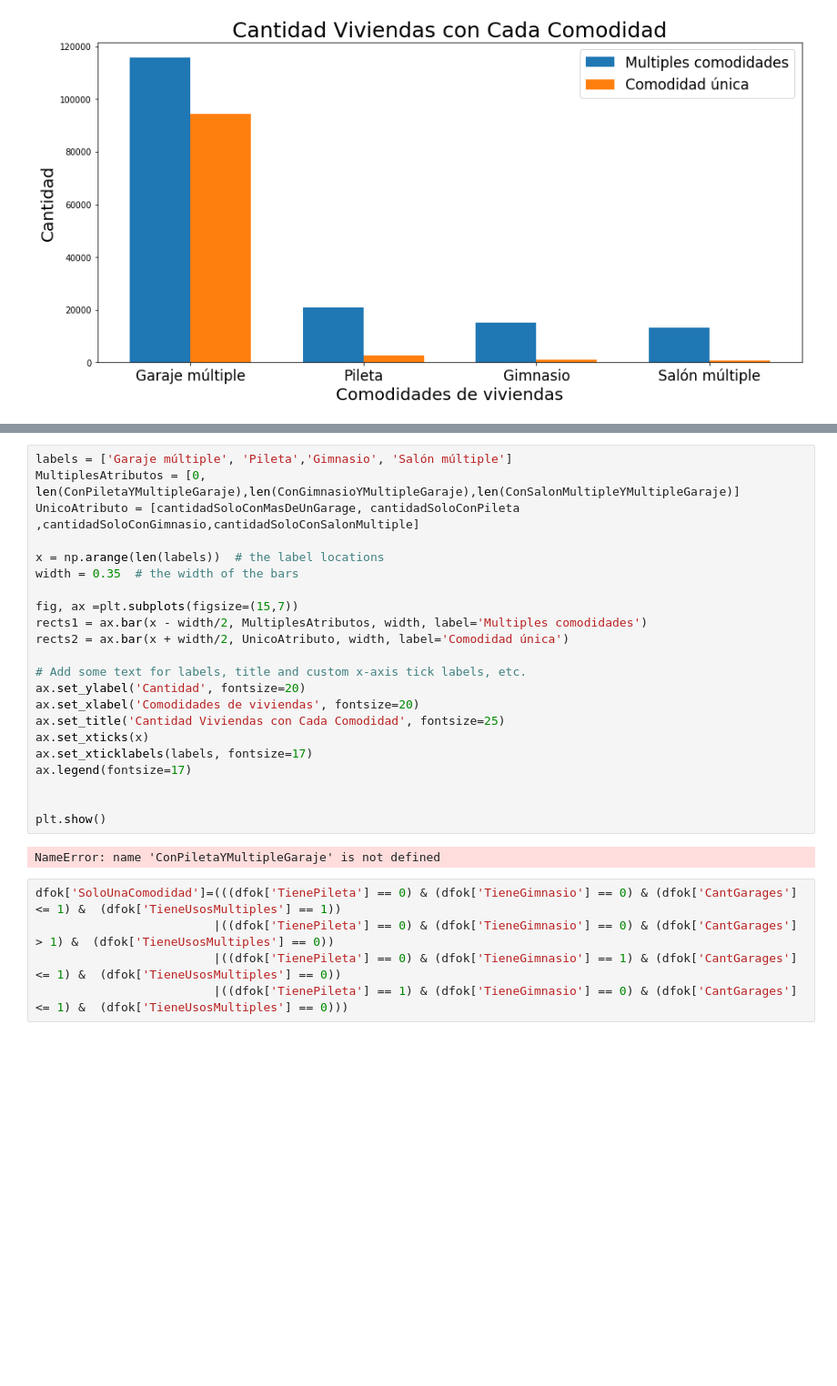
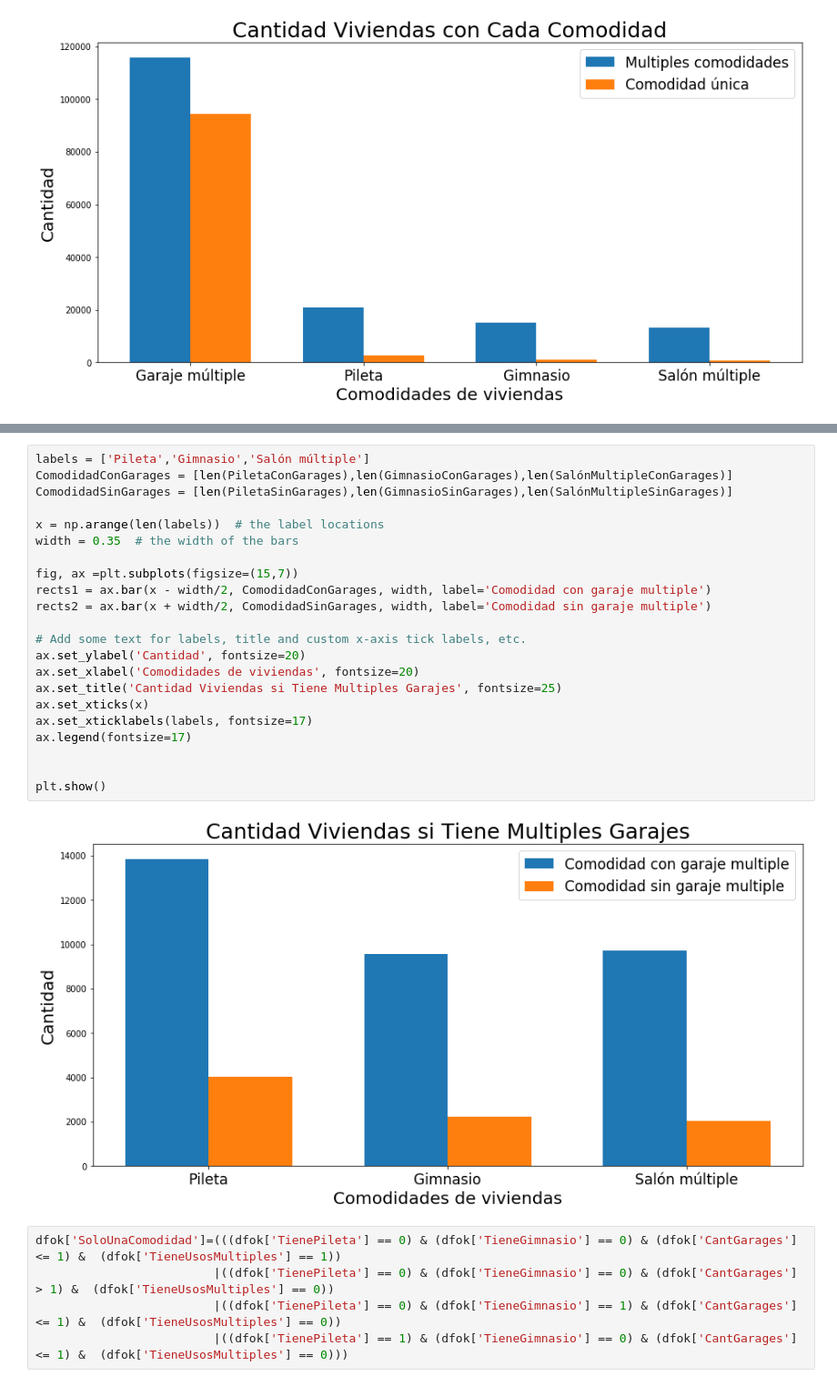
Before and after one commit to komod0/TPs-Org.Datos, a Jupyter notebook: tp1/nbandres.ipynb, the cells around one changed output, grey strips where cells are left out. Shown at 91% size. Drawn from its saved outputs; the diff is of its cells as text; blank space fills up the shorter version.

```diff
--- a/tp1/nbandres.ipynb
+++ b/tp1/nbandres.ipynb
@@ -672,27 +714,27 @@ plt.show()
 # %%
-labels = ['Garaje múltiple', 'Pileta','Gimnasio', 'Salón múltiple']
-MultiplesAtributos = [0, len(ConPiletaYMultipleGaraje),len(ConGimnasioYMultipleGaraje),len(ConSalonMultipleYMultipleGaraje)]
-UnicoAtributo = [cantidadSoloConMasDeUnGarage, cantidadSoloConPileta ,cantidadSoloConGimnasio,cantidadSoloConSalonMultiple]
+labels = ['Pileta','Gimnasio','Salón múltiple']
+ComodidadConGarages = [len(PiletaConGarages),len(GimnasioConGarages),len(SalónMultipleConGarages)]
+ComodidadSinGarages = [len(PiletaSinGarages),len(GimnasioSinGarages),len(SalónMultipleSinGarages)]
 
 x = np.arange(len(labels))  # the label locations
 width = 0.35  # the width of the bars
 
 fig, ax =plt.subplots(figsize=(15,7))
-rects1 = ax.bar(x - width/2, MultiplesAtributos, width, label='Multiples comodidades')
-rects2 = ax.bar(x + width/2, UnicoAtributo, width, label='Comodidad única')
+rects1 = ax.bar(x - width/2, ComodidadConGarages, width, label='Comodidad con garaje multiple')
+rects2 = ax.bar(x + width/2, ComodidadSinGarages, width, label='Comodidad sin garaje multiple')
 
 # Add some text for labels, title and custom x-axis tick labels, etc.
 ax.set_ylabel('Cantidad', fontsize=20)
 ax.set_xlabel('Comodidades de viviendas', fontsize=20)
-ax.set_title('Cantidad Viviendas con Cada Comodidad', fontsize=25)
+ax.set_title('Cantidad Viviendas si Tiene Multiples Garajes', fontsize=25)
 ax.set_xticks(x)
 ax.set_xticklabels(labels, fontsize=17)
 ax.legend(fontsize=17)
 
 
 plt.show()
 # %% [output]
-NameError: name 'ConPiletaYMultipleGaraje' is not defined
+[figure, added]
 # %%
 dfok['SoloUnaComodidad']=(((dfok['TienePileta'] == 0) & (dfok['TieneGimnasio'] == 0) & (dfok['CantGarages'] <= 1) &  (dfok['TieneUsosMultiples'] == 1))
                          |((dfok['TienePileta'] == 0) & (dfok['TieneGimnasio'] == 0) & (dfok['CantGarages'] > 1) &  (dfok['TieneUsosMultiples'] == 0))
```
Also changed, not shown: parts of 5 cells of this notebook.
